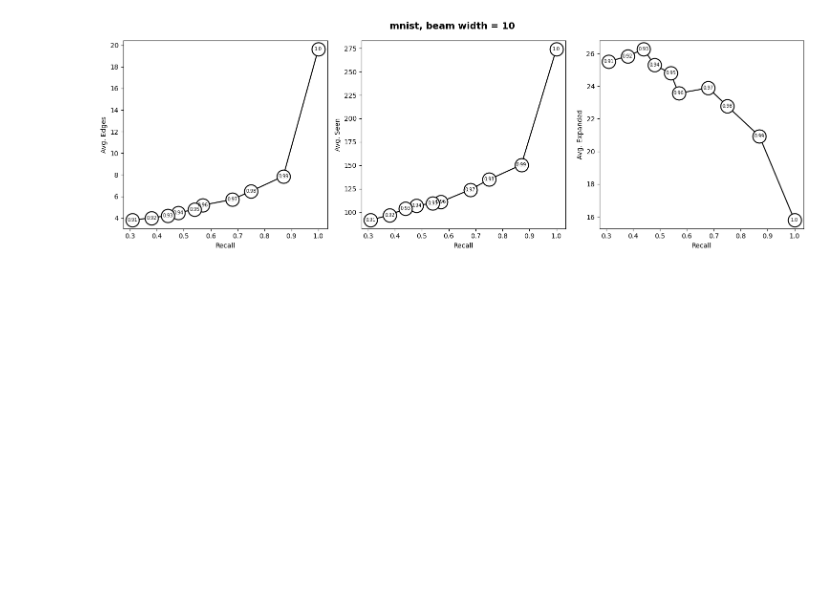
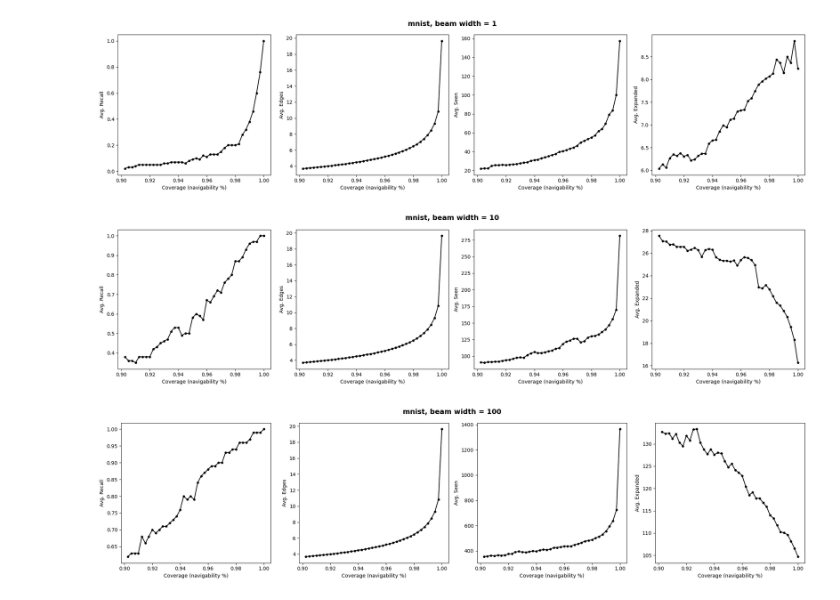
Before and after one commit to PratyushAvi/navigable-graphs, a Jupyter notebook: code/plots.ipynb, the cells around one changed output. Cells and saved outputs as stored; diff of their text form; code cells hidden in the pictures; blank space fills up the shorter version.

```diff
--- a/code/plots.ipynb
+++ b/code/plots.ipynb
@@ -15,37 +17,40 @@ import re
 plt.style.use('default')
 
 TRAIN_COLOR = 'black'
 
 for _, row in df.iterrows():
     coverages = sorted(
         [float(re.search(r'avg_edges_(.+)', c).group(1))
          for c in df.columns if c.startswith('avg_edges_')],
         reverse=True
     )
 
     avg_edges      = [row[f'avg_edges_{v}']      for v in coverages]
     train_recall   = [row[f'train_recall_{v}']   for v in coverages]
     train_seen     = [row[f'train_seen_{v}']     for v in coverages]
     train_expanded = [row[f'train_expanded_{v}'] for v in coverages]
 
-    fig, axes = plt.subplots(1, 3, figsize=(15, 5))
+    fig, axes = plt.subplots(1, 4, figsize=(20, 5))
     fig.suptitle(f"{row['dataset']}, beam width = {row['beam_width']}", fontsize=14, fontweight='bold')
 
     plot_specs = [
+        {'ylabel': 'Avg. Recall',   'train_y': train_recall},
         {'ylabel': 'Avg. Edges',    'train_y': avg_edges},
         {'ylabel': 'Avg. Seen',     'train_y': train_seen},
         {'ylabel': 'Avg. Expanded', 'train_y': train_expanded},
     ]
 
     for ax, spec in zip(axes, plot_specs):
-        ax.plot(train_recall, spec['train_y'], color=TRAIN_COLOR, linewidth=1.5)
-        for xi, yi, v in zip(train_recall, spec['train_y'], coverages):
-            ax.scatter(xi, yi, color='white', edgecolors=TRAIN_COLOR, s=400, zorder=2, linewidths=1.5)
-            ax.text(xi, yi, str(v), ha='center', va='center', fontsize=7, color=TRAIN_COLOR, zorder=3)
-        ax.set_xlabel('Recall')
+        ax.plot(coverages, spec['train_y'], color=TRAIN_COLOR, linewidth=1.5)
+        for xi, yi in zip(coverages, spec['train_y']):
+            ax.scatter(xi, yi, color=TRAIN_COLOR, s=10, zorder=5, linewidths=1.5)
+            # ax.text(xi, yi, f'{xi}', ha='center', va='center', fontsize=5, color=TRAIN_COLOR, zorder=3)
+        ax.set_xlabel('Coverage (navigability %)')
         ax.set_ylabel(spec['ylabel'])
 
     plt.tight_layout()
     plt.show()
 # %% [output]
-[figure, old version]
+[figure, new version]
+[figure, added]
+[figure, added]
```
Also changed, not shown: parts of 1 cell of this notebook, 3 other files.
